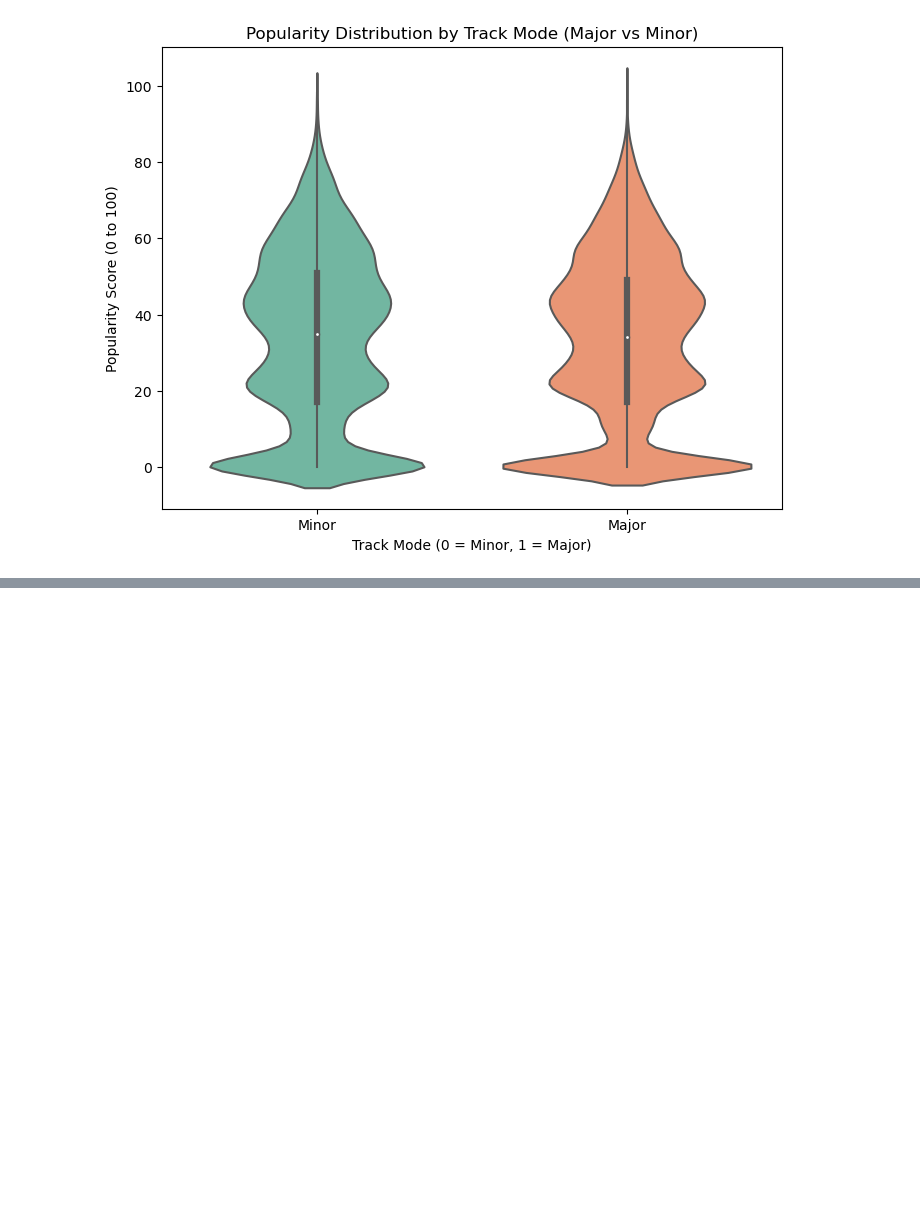
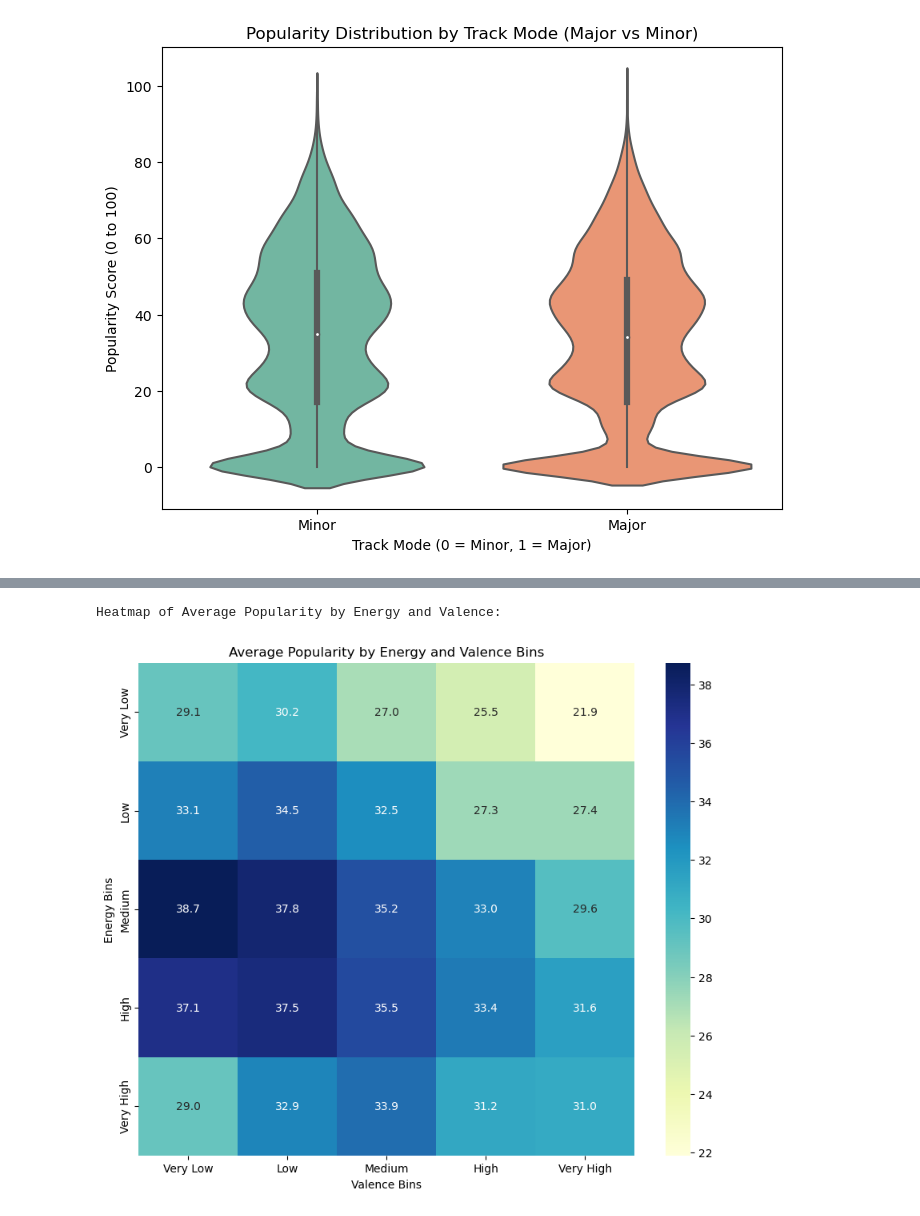
Before and after one commit to canreves/popularity-guesser, a Jupyter notebook: exploratory-data-analysis.ipynb, the cells around one changed output, grey strips where cells are left out. Cells and saved outputs as stored; diff of their text form; code cells hidden in the pictures; blank space fills up the shorter version.

```diff
--- a/exploratory-data-analysis.ipynb
+++ b/exploratory-data-analysis.ipynb
@@ -117,0 +162,16 @@ Popularity by Track Mode (Major vs Minor):
+# %%
+print(f"Heatmap of Average Popularity by Energy and Valence: ")
+
+categories = ["Very Low", "Low", "Medium", "High", "Very High"]
+df["energy_bin"] = pd.cut(df["energy"], bins=5, labels=categories)
+df["valence_bin"] = pd.cut(df["valence"], bins=5, labels=categories)
+heatmap_data = df.groupby(["energy_bin", "valence_bin"])["popularity"].mean().unstack()
+plt.figure(figsize=(10, 8))
+sns.heatmap(heatmap_data, annot=True, fmt=".1f", cmap="YlGnBu")
+plt.title("Average Popularity by Energy and Valence Bins")
+plt.xlabel("Valence Bins")
+plt.ylabel("Energy Bins")
+plt.show()
+# %% [output]
+Heatmap of Average Popularity by Energy and Valence:
+[figure, added]
```
Also changed, not shown: parts of 3 cells of this notebook.
